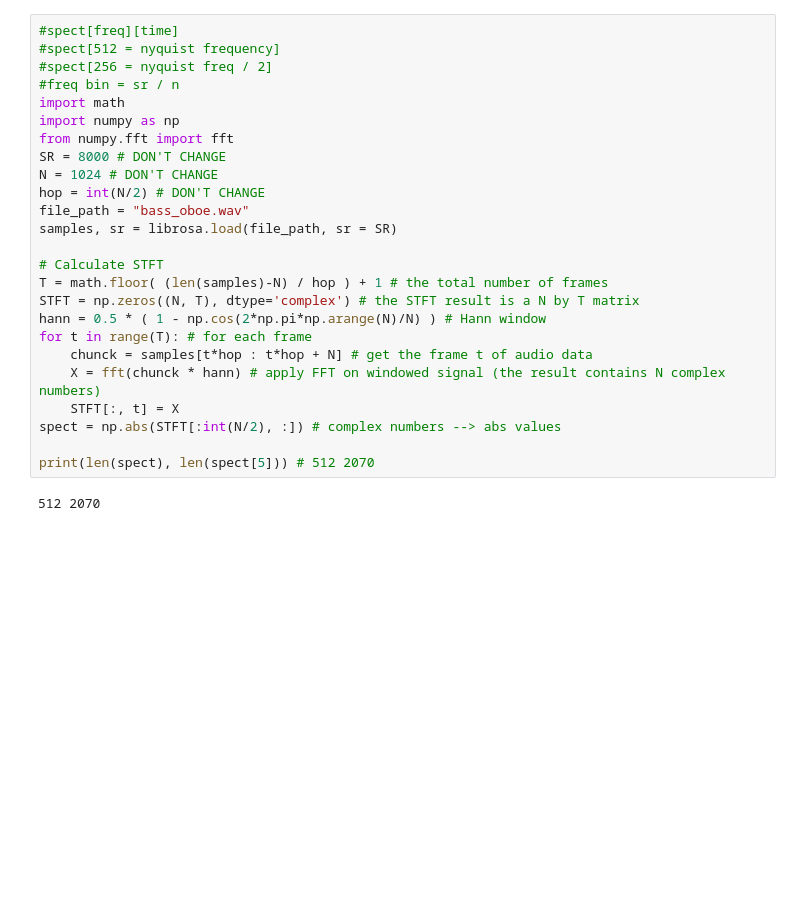
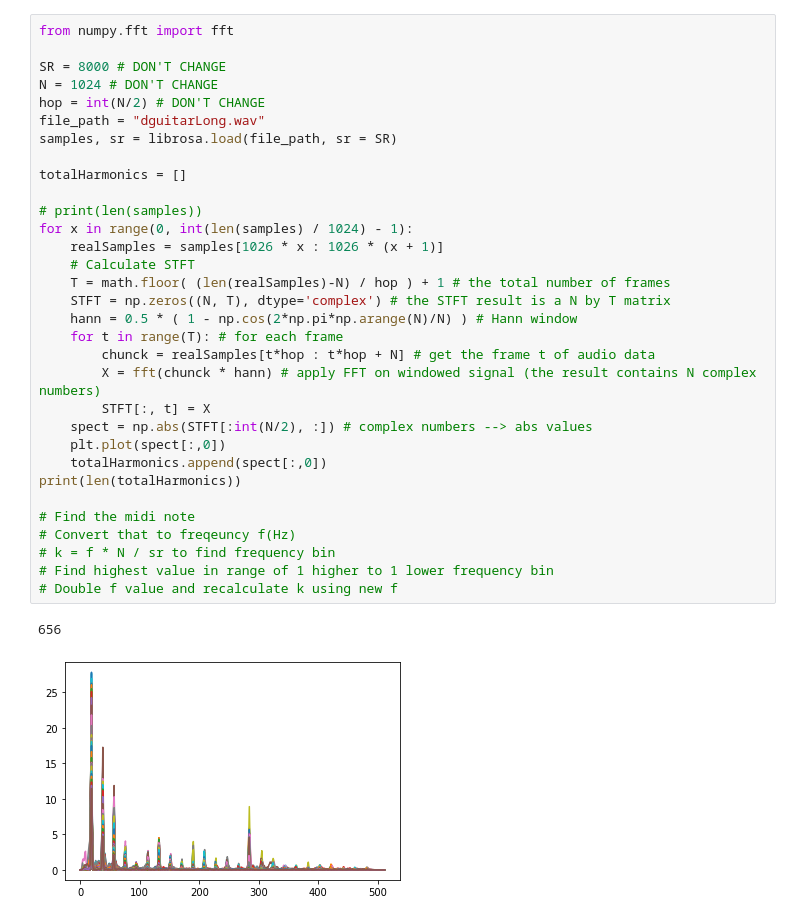
Before and after one commit to cgasgarth/CS-MI-Final, a Jupyter notebook: Final.ipynb, the cells around one changed output. Drawn from its saved outputs; the diff is of its cells as text; blank space fills up the shorter version.

```diff
--- a/Final.ipynb
+++ b/Final.ipynb
@@ -53,27 +172,35 @@ for x in samples:
 # %%
-#spect[freq][time]
-#spect[512 = nyquist frequency]
-#spect[256 = nyquist freq / 2]
-#freq bin = sr / n
-import math
-import numpy as np
 from numpy.fft import fft
+
 SR = 8000 # DON'T CHANGE
 N = 1024 # DON'T CHANGE
 hop = int(N/2) # DON'T CHANGE
-file_path = "bass_oboe.wav"
+file_path = "dguitarLong.wav"
 samples, sr = librosa.load(file_path, sr = SR)
 
-# Calculate STFT
-T = math.floor( (len(samples)-N) / hop ) + 1 # the total number of frames
-STFT = np.zeros((N, T), dtype='complex') # the STFT result is a N by T matrix
-hann = 0.5 * ( 1 - np.cos(2*np.pi*np.arange(N)/N) ) # Hann window
-for t in range(T): # for each frame
-    chunck = samples[t*hop : t*hop + N] # get the frame t of audio data
-    X = fft(chunck * hann) # apply FFT on windowed signal (the result contains N complex numbers)
-    STFT[:, t] = X
-spect = np.abs(STFT[:int(N/2), :]) # complex numbers --> abs values
+totalHarmonics = []
 
-print(len(spect), len(spect[5])) # 512 2070
+# print(len(samples))
+for x in range(0, int(len(samples) / 1024) - 1):
+    realSamples = samples[1026 * x : 1026 * (x + 1)]
+    # Calculate STFT
+    T = math.floor( (len(realSamples)-N) / hop ) + 1 # the total number of frames
+    STFT = np.zeros((N, T), dtype='complex') # the STFT result is a N by T matrix
+    hann = 0.5 * ( 1 - np.cos(2*np.pi*np.arange(N)/N) ) # Hann window
+    for t in range(T): # for each frame
+        chunck = realSamples[t*hop : t*hop + N] # get the frame t of audio data
+        X = fft(chunck * hann) # apply FFT on windowed signal (the result contains N complex numbers)
+        STFT[:, t] = X
+    spect = np.abs(STFT[:int(N/2), :]) # complex numbers --> abs values
+    plt.plot(spect[:,0])
+    totalHarmonics.append(spect[:,0])
+print(len(totalHarmonics))
+
+# Find the midi note
+# Convert that to freqeuncy f(Hz)
+# k = f * N / sr to find frequency bin
+# Find highest value in range of 1 higher to 1 lower frequency bin
+# Double f value and recalculate k using new f
 # %% [output]
-512 2070
+656
+[figure, added]
```
Also changed, not shown: parts of 9 cells of this notebook, 35 other files.
